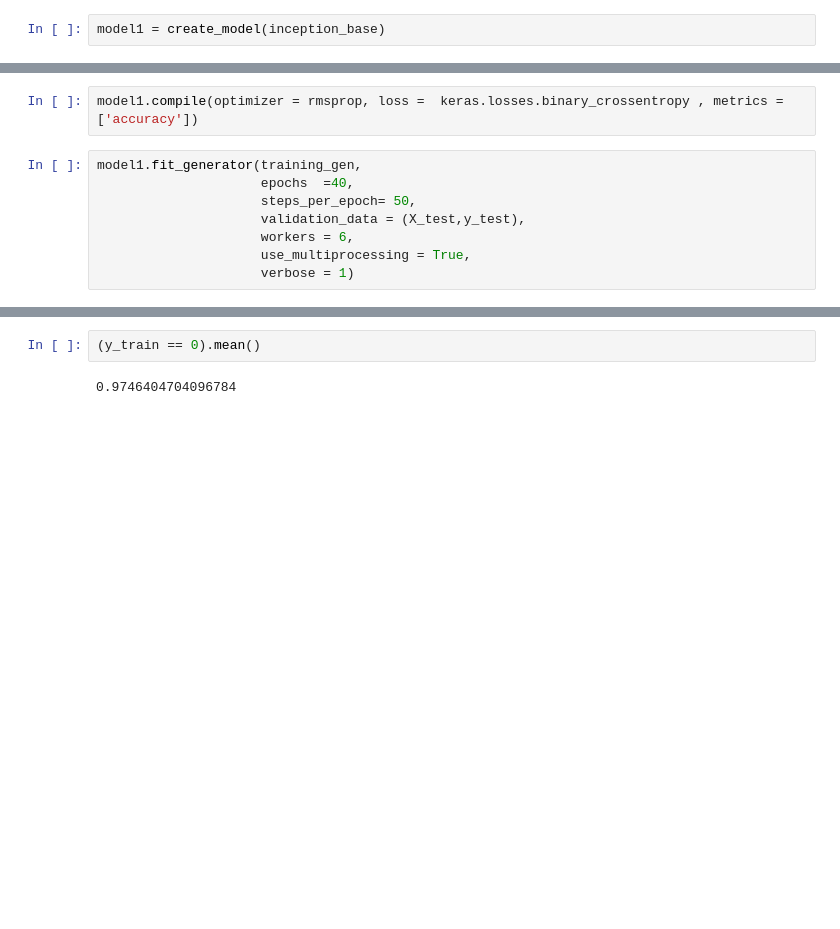
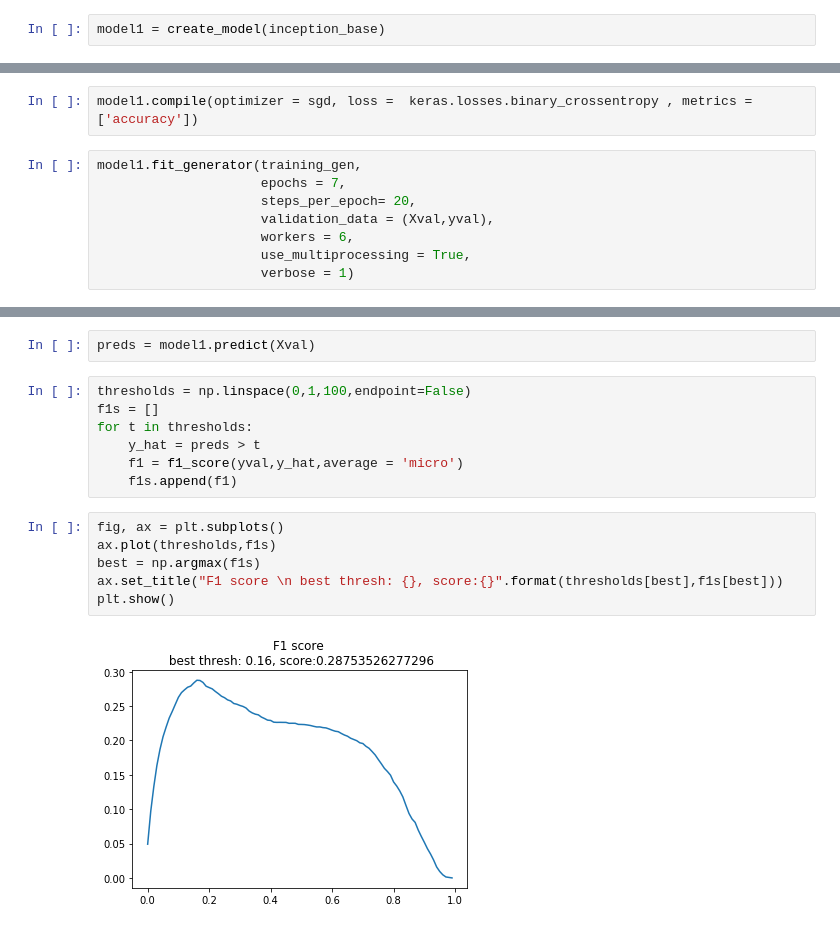
Before and after one commit to GougeC/iMaterialist_Challenge, a Jupyter notebook: Simple_Model.ipynb, the cells around one changed output, grey strips where cells are left out. Drawn from its saved outputs; the diff is of its cells as text; blank space fills up the shorter version.

```diff
--- a/Simple_Model.ipynb
+++ b/Simple_Model.ipynb
@@ -70,10 +64,10 @@ rmsprop = keras.optimizers.RMSprop(lr = .01, decay = .00001)
 # %%
-model1.compile(optimizer = rmsprop, loss =  keras.losses.binary_crossentropy , metrics = ['accuracy'])
+model1.compile(optimizer = sgd, loss =  keras.losses.binary_crossentropy , metrics = ['accuracy'])
 # %%
 model1.fit_generator(training_gen,
-                     epochs  =40,
-                     steps_per_epoch= 50,
-                     validation_data = (X_test,y_test),
+                     epochs = 7,
+                     steps_per_epoch= 20,
+                     validation_data = (Xval,yval),
                      workers = 6,
                      use_multiprocessing = True,
                      verbose = 1)
@@ -107,5 +95,18 @@ KeyboardInterrupt
 KeyboardInterrupt:
-# %%
-(y_train == 0).mean()
-# %% [output]
-0.9746404704096784
+# %%
+preds = model1.predict(Xval)
+# %%
+thresholds = np.linspace(0,1,100,endpoint=False)
+f1s = []
+for t in thresholds:
+    y_hat = preds > t
+    f1 = f1_score(yval,y_hat,average = 'micro')
+    f1s.append(f1)
+# %%
+fig, ax = plt.subplots()
+ax.plot(thresholds,f1s)
+best = np.argmax(f1s)
+ax.set_title("F1 score \n best thresh: {}, score:{}".format(thresholds[best],f1s[best]))
+plt.show()
+# %% [output]
+[figure, added]
```
Also changed, not shown: parts of 13 cells of this notebook, 2 other files.
